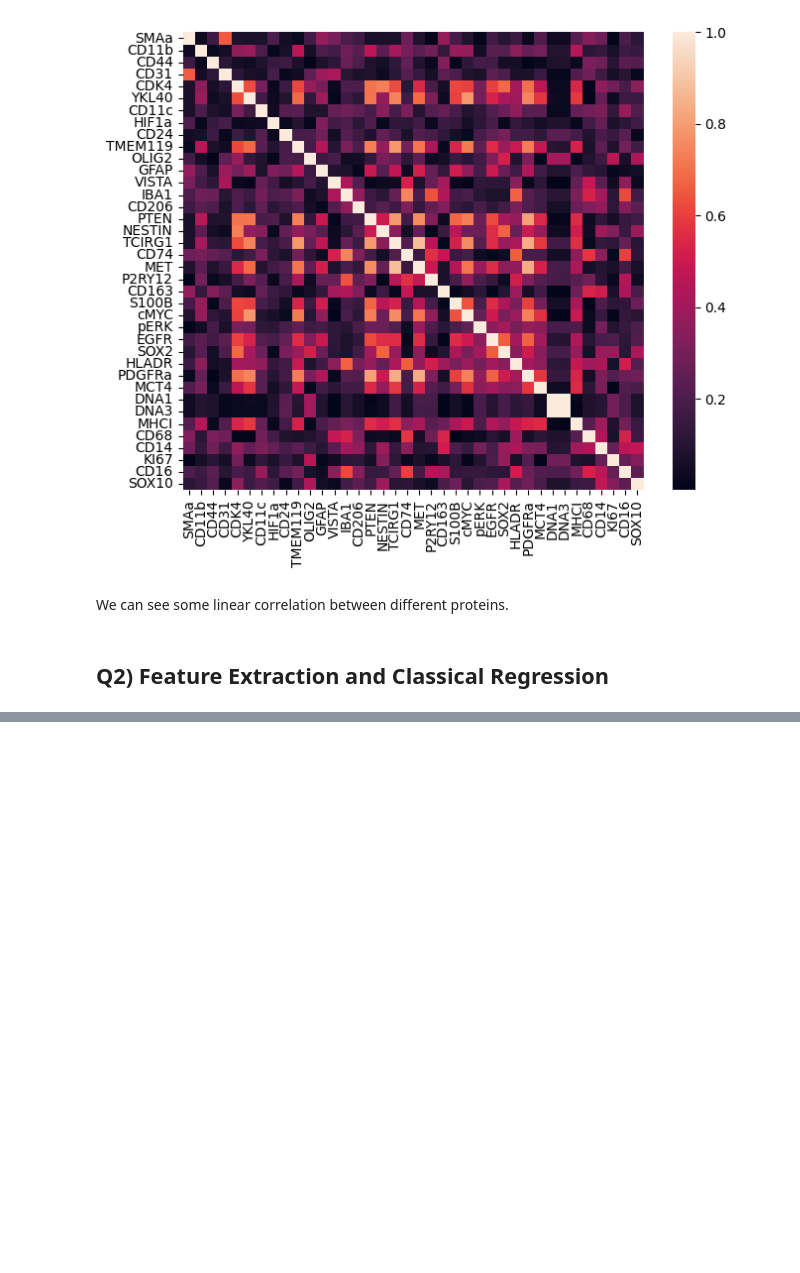
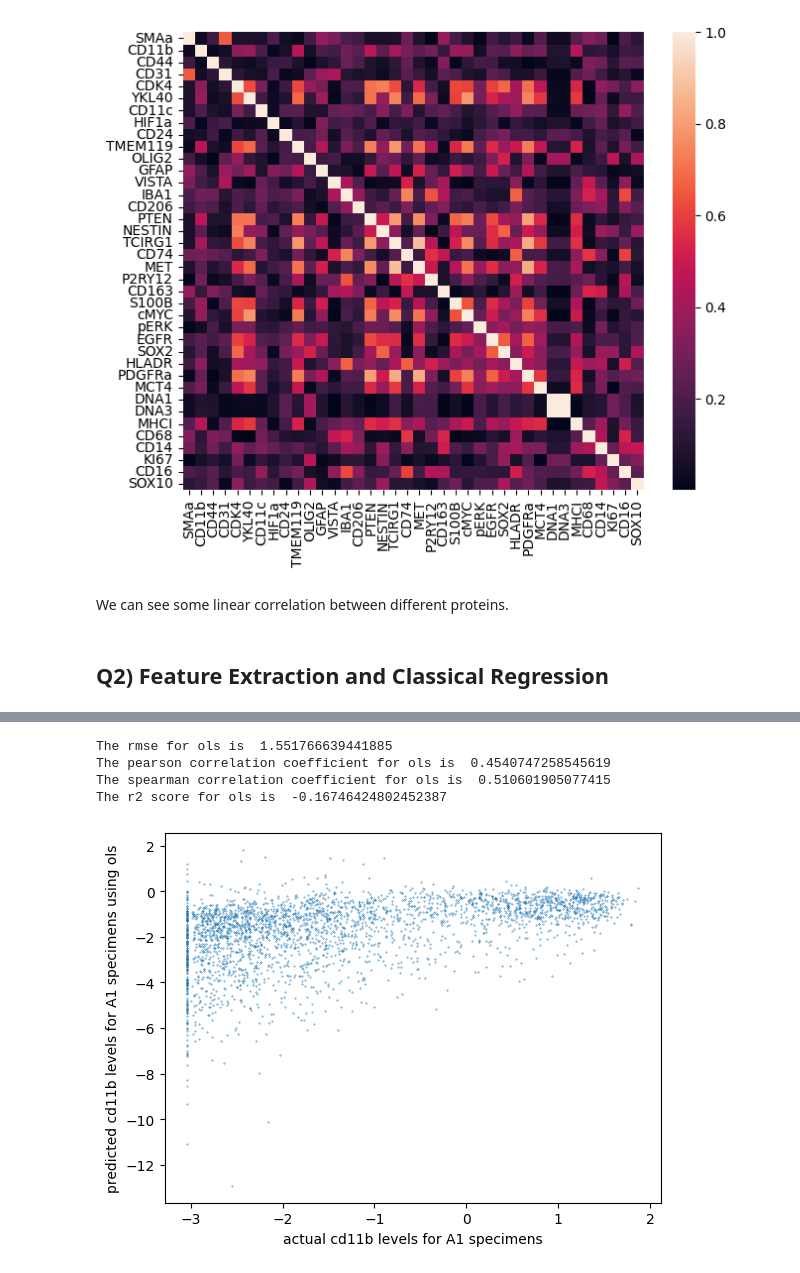
Before and after one commit to aloka-dias/data-mining-assignment-2, a Jupyter notebook: data_mining_assignment_2.ipynb, the cells around one changed output, grey strips where cells are left out. Cells and saved outputs as stored; diff of their text form; code cells hidden in the pictures; blank space fills up the shorter version.

```diff
--- a/data_mining_assignment_2.ipynb
+++ b/data_mining_assignment_2.ipynb
@@ -61,3 +67,6 @@ D1_9x71  -1.361031  0.182037 -1.186771  9x71           D1
 [9921 rows x 44 columns]
 # %%
 df_training = df[df['specimen_id'] != 'A1']
+df_test = df[df['specimen_id'] == 'A1']
+
+print(df_test['specimen_id'].value_counts())
@@ -241,3 +254,13 @@ sns.heatmap(df_training_proteins.corr().abs(), xticklabels=1, yticklabels=1)
 We can see some linear correlation between different proteins.
 # %% [markdown]
 ## Q2) Feature Extraction and Classical Regression
+# %%
+
+image_path = image_folder + 'B1_24x60.png'
+
+I = rgba2rgb(imread(image_path)) #read sample RGBA image and convert to RGB
+I_hed =  rgb2hed(I) #convert to HED
+
+print(I.shape)
+print(I_hed.shape)
+print(df_training.shape[0])
@@ -243,0 +321,8 @@ We can see some linear correlation between different proteins.
+# %%
+from sklearn.linear_model import LinearRegression
+
+X_train = averages_variances_and_cd11b[:, 0:12]
+y_train = averages_variances_and_cd11b[:, 12]
+
+
+ols = LinearRegression().fit(X_train, y_train)
@@ -243,0 +368,29 @@ We can see some linear correlation between different proteins.
+# %%
+from sklearn.metrics import root_mean_squared_error, r2_score
+
+X_test = averages_variances_and_cd11b_test[:, 0:12]
+y_test = averages_variances_and_cd11b_test[:, 12]
+
+y_pred = ols.predict(X_test)
+
+pearson, _ = stats.pearsonr(y_test, y_pred)
+spearman, _ = stats.spearmanr(y_test, y_pred)
+
+print('The rmse for ols is ', root_mean_squared_error(y_test, y_pred))
+print('The pearson correlation coefficient for ols is ', pearson)
+print('The spearman correlation coefficient for ols is ', spearman)
+print('The r2 score for ols is ', r2_score(y_test, y_pred))
+
+
+plt.scatter(y_test, y_pred, s=0.1)
+
+plt.ylabel('predicted cd11b levels for A1 specimens using ols')
+plt.xlabel('actual cd11b levels for A1 specimens')
+
+plt.show()
+# %% [output]
+The rmse for ols is  1.551766639441885
+The pearson correlation coefficient for ols is  0.4540747258545619
+The spearman correlation coefficient for ols is  0.510601905077415
+The r2 score for ols is  -0.16746424802452387
+[figure, added]
```
Also changed, not shown: parts of 9 cells of this notebook.
